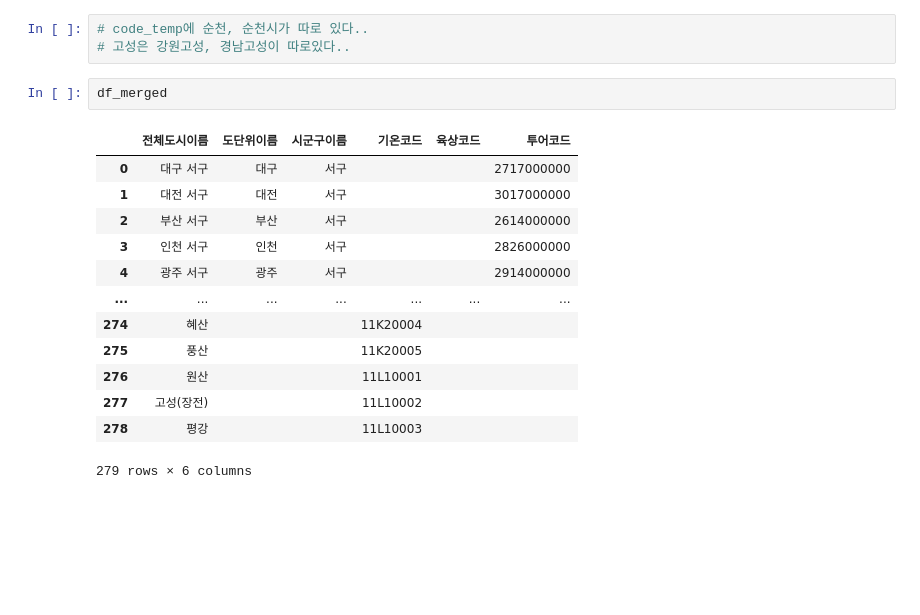
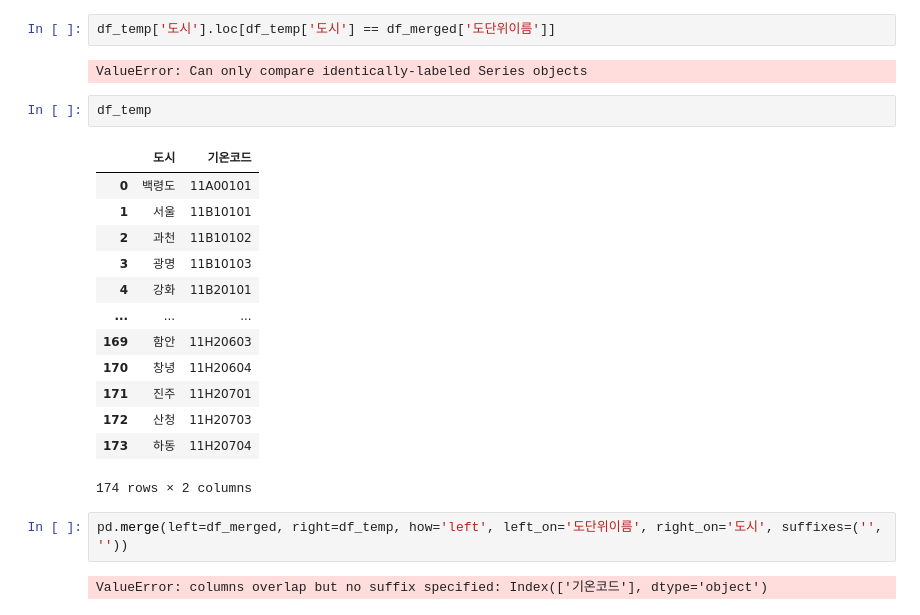
Before and after one commit to Train0303/gpt-tour-adviser, a Jupyter notebook: csv_generator/joongi.ipynb, the cells around one changed output. Saved outputs shown, nothing was run; the diff lists cells and outputs as text; blank space fills up the shorter version.

```diff
--- a/csv_generator/joongi.ipynb
+++ b/csv_generator/joongi.ipynb
@@ -125,19 +284,24 @@ df_merged.to_csv('code_merged.csv', encoding='utf-8', index=False)
-# %%
-# code_temp에 순천, 순천시가 따로 있다..
-# 고성은 강원고성, 경남고성이 따로있다..
-# %%
-df_merged
-# %% [output]
-|  | 전체도시이름 | 도단위이름 | 시군구이름 | 기온코드 | 육상코드 | 투어코드 |
-| 0 | 대구 서구 | 대구 | 서구 |  |  | 2717000000 |
-| 1 | 대전 서구 | 대전 | 서구 |  |  | 3017000000 |
-| 2 | 부산 서구 | 부산 | 서구 |  |  | 2614000000 |
-| 3 | 인천 서구 | 인천 | 서구 |  |  | 2826000000 |
-| 4 | 광주 서구 | 광주 | 서구 |  |  | 2914000000 |
-| ... | ... | ... | ... | ... | ... | ... |
-| 274 | 혜산 |  |  | 11K20004 |  |  |
-| 275 | 풍산 |  |  | 11K20005 |  |  |
-| 276 | 원산 |  |  | 11L10001 |  |  |
-| 277 | 고성(장전) |  |  | 11L10002 |  |  |
-| 278 | 평강 |  |  | 11L10003 |  |  |
-279 rows × 6 columns
+# %%
+df_temp['도시'].loc[df_temp['도시'] == df_merged['도단위이름']]
+# %% [output]
+ValueError: Can only compare identically-labeled Series objects
+# %%
+df_temp
+# %% [output]
+|  | 도시 | 기온코드 |
+| 0 | 백령도 | 11A00101 |
+| 1 | 서울 | 11B10101 |
+| 2 | 과천 | 11B10102 |
+| 3 | 광명 | 11B10103 |
+| 4 | 강화 | 11B20101 |
+| ... | ... | ... |
+| 169 | 함안 | 11H20603 |
+| 170 | 창녕 | 11H20604 |
+| 171 | 진주 | 11H20701 |
+| 172 | 산청 | 11H20703 |
+| 173 | 하동 | 11H20704 |
+174 rows × 2 columns
+# %%
+pd.merge(left=df_merged, right=df_temp, how='left', left_on='도단위이름', right_on='도시', suffixes=('', ''))
+# %% [output]
+ValueError: columns overlap but no suffix specified: Index(['기온코드'], dtype='object')
```
Also changed, not shown: parts of 23 cells of this notebook.
